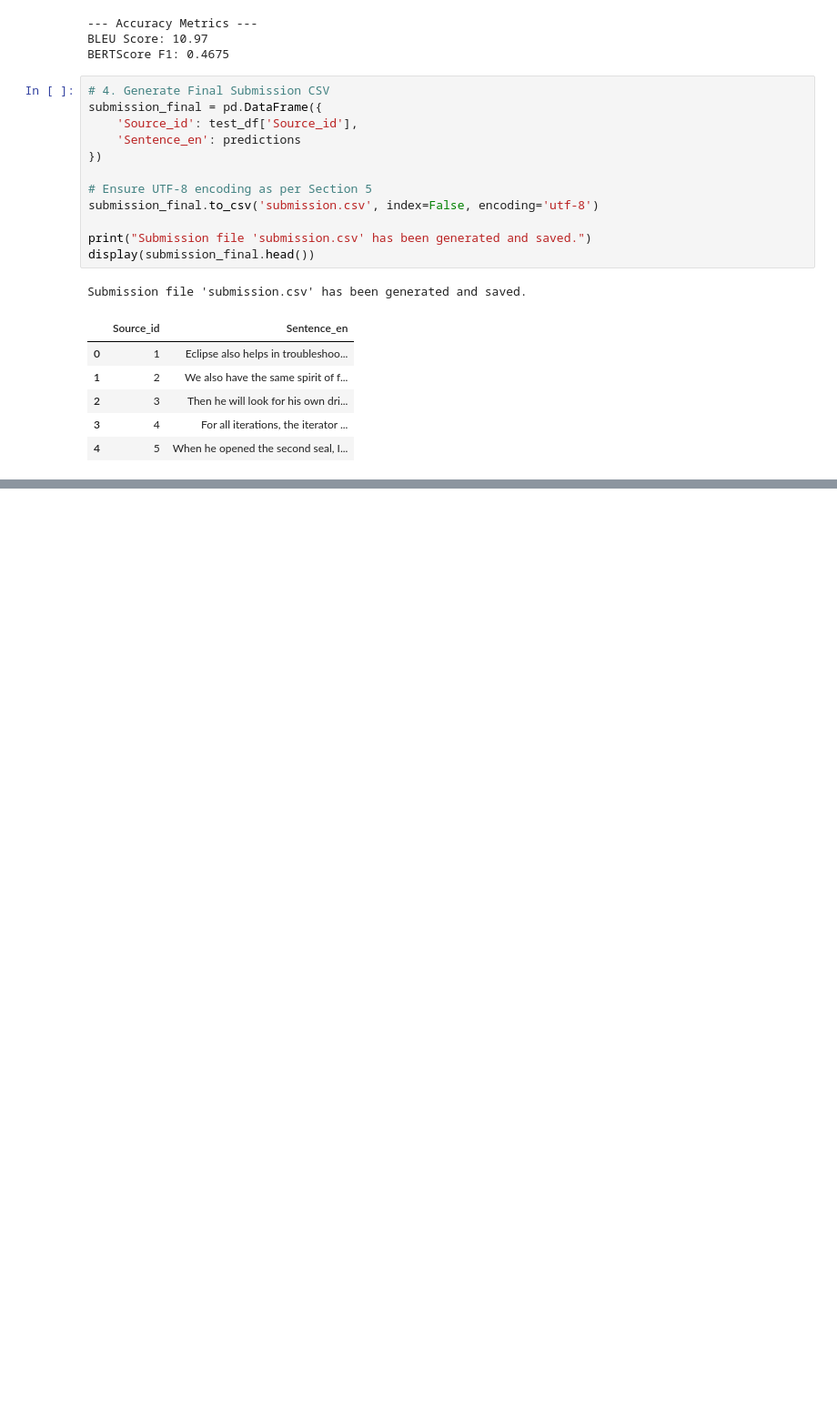
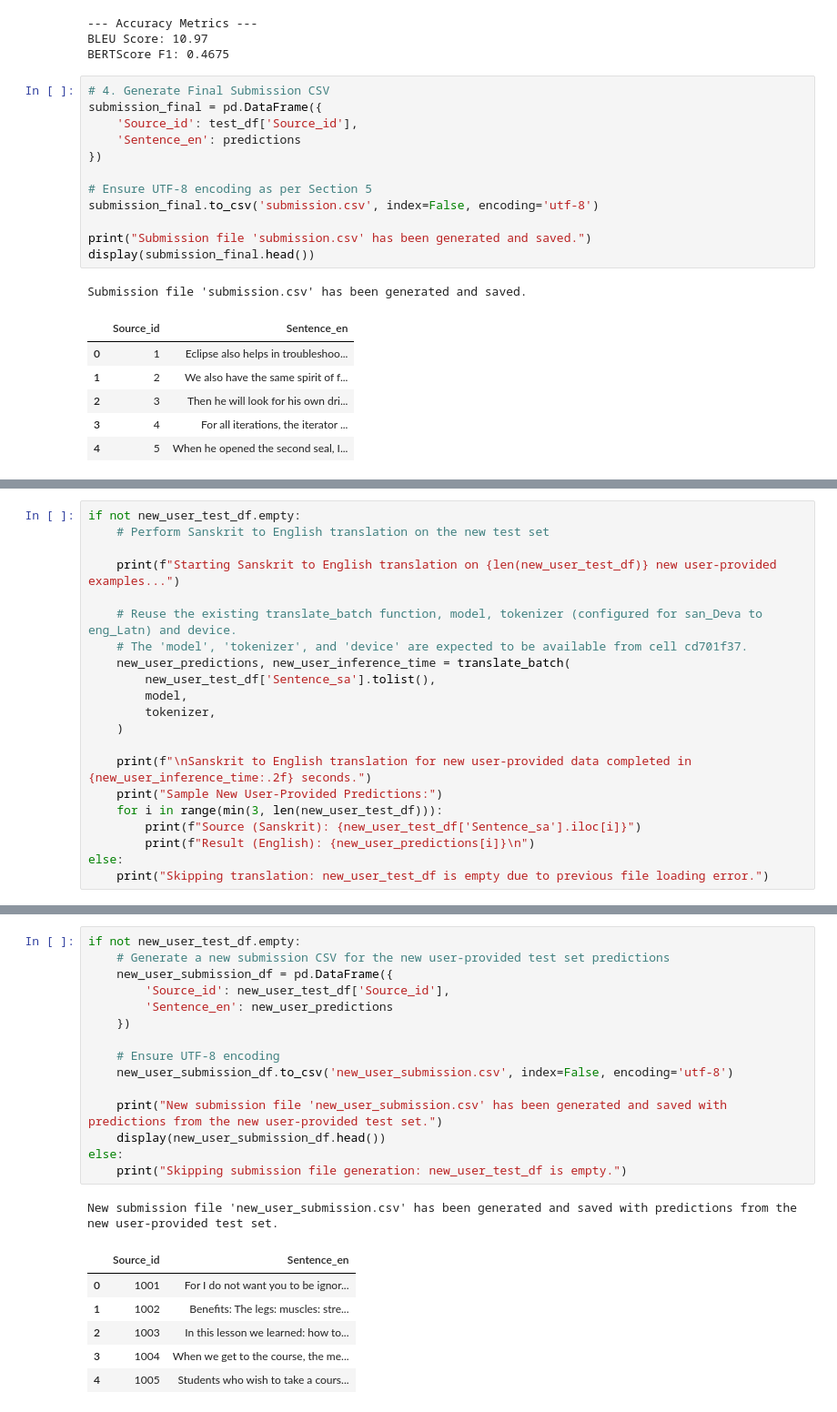
Before and after one commit to Sufyan-007/NLU-assignment, a Jupyter notebook: NLU_assignment.ipynb, the cells around one changed output, grey strips where cells are left out. Shown at 91% size. Drawn from its saved outputs; the diff is of its cells as text; blank space fills up the shorter version.

```diff
--- a/NLU_assignment.ipynb
+++ b/NLU_assignment.ipynb
@@ -241,0 +274,21 @@ Submission file 'submission.csv' has been generated and saved.
+# %%
+if not new_user_test_df.empty:
+    # Perform Sanskrit to English translation on the new test set
+
+    print(f"Starting Sanskrit to English translation on {len(new_user_test_df)} new user-provided examples...")
+
+    # Reuse the existing translate_batch function, model, tokenizer (configured for san_Deva to eng_Latn) and device.
+    # The 'model', 'tokenizer', and 'device' are expected to be available from cell cd701f37.
+    new_user_predictions, new_user_inference_time = translate_batch(
+        new_user_test_df['Sentence_sa'].tolist(),
+        model,
+        tokenizer,
+    )
+
+    print(f"\nSanskrit to English translation for new user-provided data completed in {new_user_inference_time:.2f} seconds.")
+    print("Sample New User-Provided Predictions:")
+    for i in range(min(3, len(new_user_test_df))):
+        print(f"Source (Sanskrit): {new_user_test_df['Sentence_sa'].iloc[i]}")
+        print(f"Result (English): {new_user_predictions[i]}\n")
+else:
+    print("Skipping translation: new_user_test_df is empty due to previous file loading error.")
@@ -241,0 +360,23 @@ Submission file 'submission.csv' has been generated and saved.
+# %%
+if not new_user_test_df.empty:
+    # Generate a new submission CSV for the new user-provided test set predictions
+    new_user_submission_df = pd.DataFrame({
+        'Source_id': new_user_test_df['Source_id'],
+        'Sentence_en': new_user_predictions
+    })
+
+    # Ensure UTF-8 encoding
+    new_user_submission_df.to_csv('new_user_submission.csv', index=False, encoding='utf-8')
+
+    print("New submission file 'new_user_submission.csv' has been generated and saved with predictions from the new user-provided test set.")
+    display(new_user_submission_df.head())
+else:
+    print("Skipping submission file generation: new_user_test_df is empty.")
+# %% [output]
+New submission file 'new_user_submission.csv' has been generated and saved with predictions from the new user-provided test set.
+|  | Source_id | Sentence_en |
+| 0 | 1001 | For I do not want you to be ignor... |
+| 1 | 1002 | Benefits: The legs: muscles: stre... |
+| 2 | 1003 | In this lesson we learned: how to... |
+| 3 | 1004 | When we get to the course, the me... |
+| 4 | 1005 | Students who wish to take a cours... |
```
Also changed, not shown: parts of 6 cells of this notebook, 4 other files.
